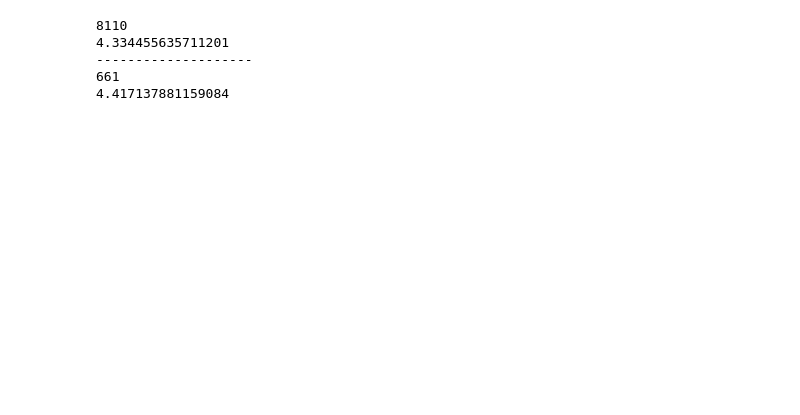
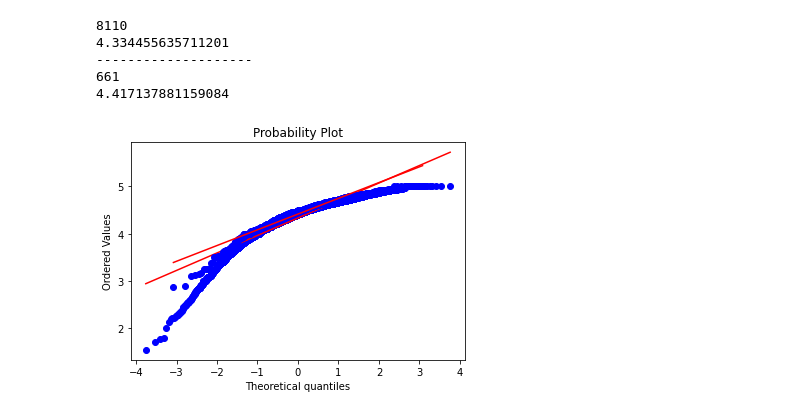
Before and after one commit to ohadf2015/big-data-recipies, a Jupyter notebook: recipe.ipynb, the cells around one changed output. Saved outputs shown, nothing was run; the diff lists cells and outputs as text; code cells hidden in the pictures; blank space fills up the shorter version.

Commit message:
add graphs

```diff
--- a/recipe.ipynb
+++ b/recipe.ipynb
@@ -44,3 +46,9 @@ print(sum(long_time)/len(long_time))
 --------------------
 661
 4.417137881159084
+# %%
+stats.probplot(short_time, dist="norm", plot=pylab)
+stats.probplot(long_time, dist="norm", plot=pylab)
+plt.show()
+# %% [output]
+[figure, added]
```
Also changed, not shown: parts of 7 cells of this notebook.
